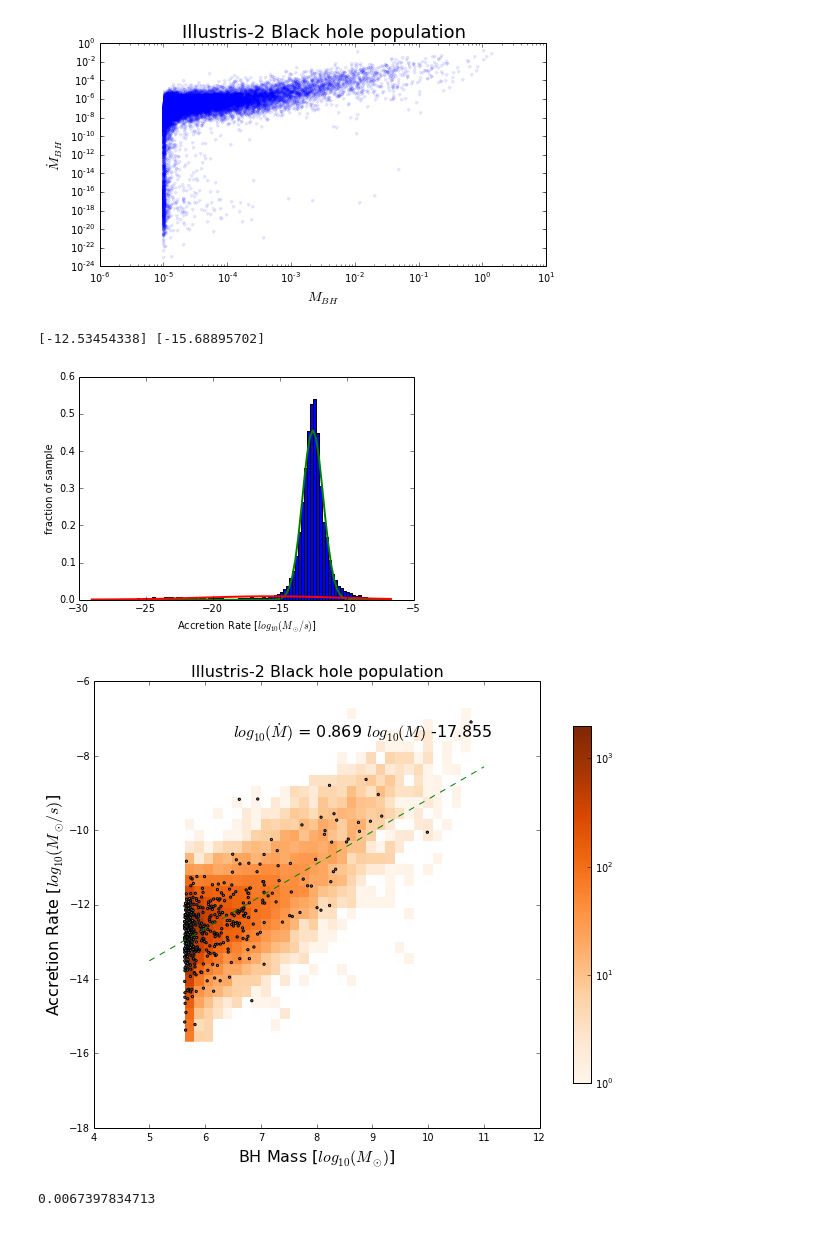
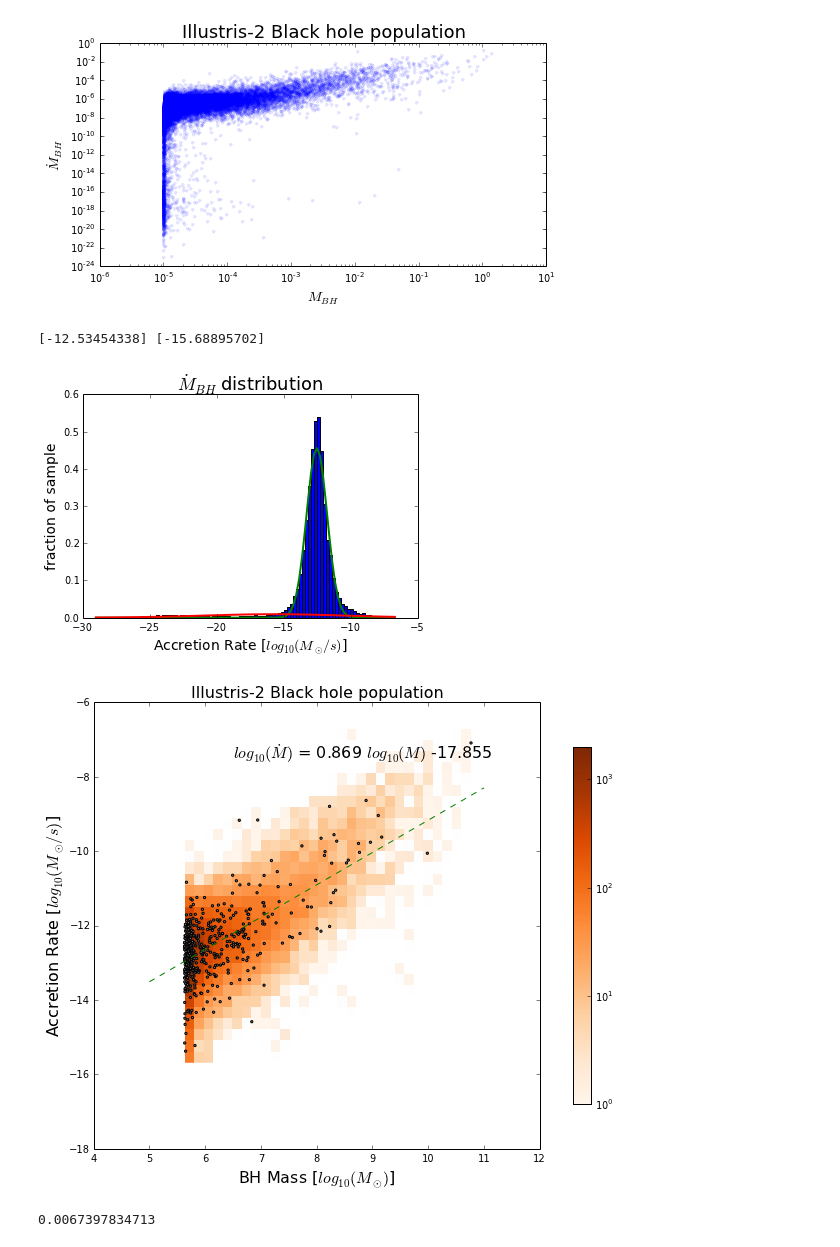
Before and after one commit to illustris-bh-wisc/illustris-bh, a Jupyter notebook: Black Holes.ipynb, the cells around one changed output. Saved outputs shown, nothing was run; the diff lists cells and outputs as text; code cells hidden in the pictures.

Commit message:
sorted out figures

```diff
--- a/Black Holes.ipynb
+++ b/Black Holes.ipynb
@@ -149,35 +149,35 @@ plotgauss1(histdist[1])
 plotgauss2(histdist[1])
 
 plt.xlabel('Accretion Rate [$log_{10}(M_{\odot}/s)$]', size = 14)
 plt.ylabel('fraction of sample', size = 14)
-plt.title('')
+plt.title('$\.{M}_{BH}$ distribution', size = 18)
 
 plt.show()
 
 fig = plt.figure(figsize = (12,8), dpi = 400)
 
 bmdot_phys = bmdot_phys[ np.log10(bmdot_phys) > m2]
 bm_phys = bm_phys[ np.log10(bmdot_phys) > m2 ]
 
 p, residual, rank, singular_values, rcond = np.polyfit( np.log10(bm_phys), np.log10(bmdot_phys), 1, full = True )
 plt.plot(np.linspace(5., 11., 100), np.polyval(p, np.linspace(5., 11., 100)), c = 'g', linestyle = '--')
 
 relation_params = p
 
 H, xedges, yedges = np.histogram2d(np.log10(bm_phys), np.log10(bmdot_phys), 30)
 plt.imshow(H.T, origin = 'lower', extent = [xedges[0], xedges[-1], yedges[0], yedges[-1]], cmap = 'Oranges', norm=LogNorm(), aspect = 0.667, interpolation = 'None')
 plt.colorbar(shrink = 0.8)
 plt.scatter(np.log10(bm_phys[::50]), np.log10(bmdot_phys[::50]), marker = '.', c = 'grey')
 
 plt.text(6.5,-7.5, '$log_{10}(\.{M})$ = ' + str(np.round(p[0], 3)) + ' $log_{10}(M)$ ' + str(np.sign(p[1]))[0] + str(np.abs(np.round(p[1], 3))), size = 16, color = 'k' )
 
 plt.ylabel('Accretion Rate [$log_{10}(M_{\odot}/s)$]', size = 16)
 plt.xlabel('BH Mass [$log_{10}(M_{\odot})$]', size = 16)
 plt.title('Illustris-2 Black hole population',  size = 16)
 plt.show()
 # %% [output]
 [-12.53454338] [-15.68895702]
-[figure, old version]
+[figure, new version]
 [figure]
 # %%
 residuals = (np.log10(bmdot_phys)) - (np.polyval(p, np.log10(bm_phys)))
```
